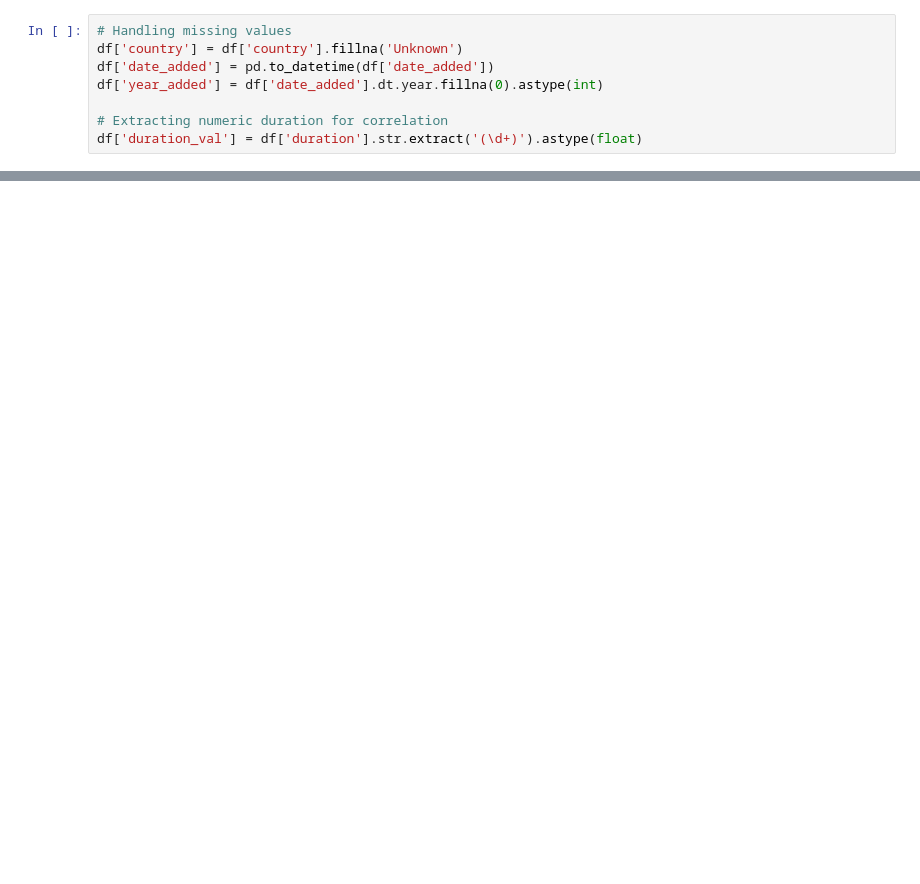
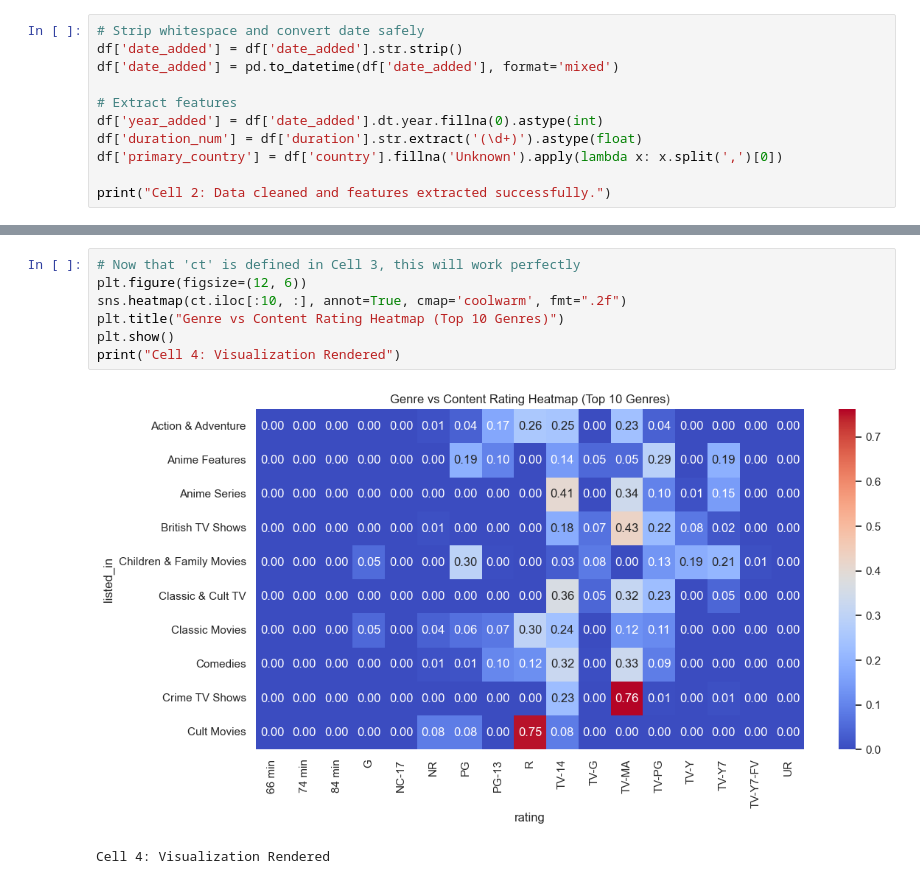
Before and after one commit to mastewalshiferaw/CSEC_DATA_SCIENCE, a Jupyter notebook: task_4/Netflix_Data_Analysis/analysis.ipynb, the cells around one changed output, grey strips where cells are left out. Drawn from its saved outputs; the diff is of its cells as text; blank space fills up the shorter version.

```diff
--- a/task_4/Netflix_Data_Analysis/analysis.ipynb
+++ b/task_4/Netflix_Data_Analysis/analysis.ipynb
@@ -29,8 +14,11 @@ ratios = df_top.groupby('country').apply(lambda x: (x['type']=='Movie').sum() /
 # %%
-# Handling missing values
-df['country'] = df['country'].fillna('Unknown')
-df['date_added'] = pd.to_datetime(df['date_added'])
+# Strip whitespace and convert date safely
+df['date_added'] = df['date_added'].str.strip()
+df['date_added'] = pd.to_datetime(df['date_added'], format='mixed')
+
+# Extract features
 df['year_added'] = df['date_added'].dt.year.fillna(0).astype(int)
+df['duration_num'] = df['duration'].str.extract('(\d+)').astype(float)
+df['primary_country'] = df['country'].fillna('Unknown').apply(lambda x: x.split(',')[0])
 
-# Extracting numeric duration for correlation
-df['duration_val'] = df['duration'].str.extract('(\d+)').astype(float)
+print("Cell 2: Data cleaned and features extracted successfully.")
@@ -36,0 +40,10 @@ df['duration_val'] = df['duration'].str.extract('(\d+)').astype(float)
+# %%
+# Now that 'ct' is defined in Cell 3, this will work perfectly
+plt.figure(figsize=(12, 6))
+sns.heatmap(ct.iloc[:10, :], annot=True, cmap='coolwarm', fmt=".2f")
+plt.title("Genre vs Content Rating Heatmap (Top 10 Genres)")
+plt.show()
+print("Cell 4: Visualization Rendered")
+# %% [output]
+[figure, added]
+Cell 4: Visualization Rendered
```
Also changed, not shown: parts of 4 cells of this notebook.
